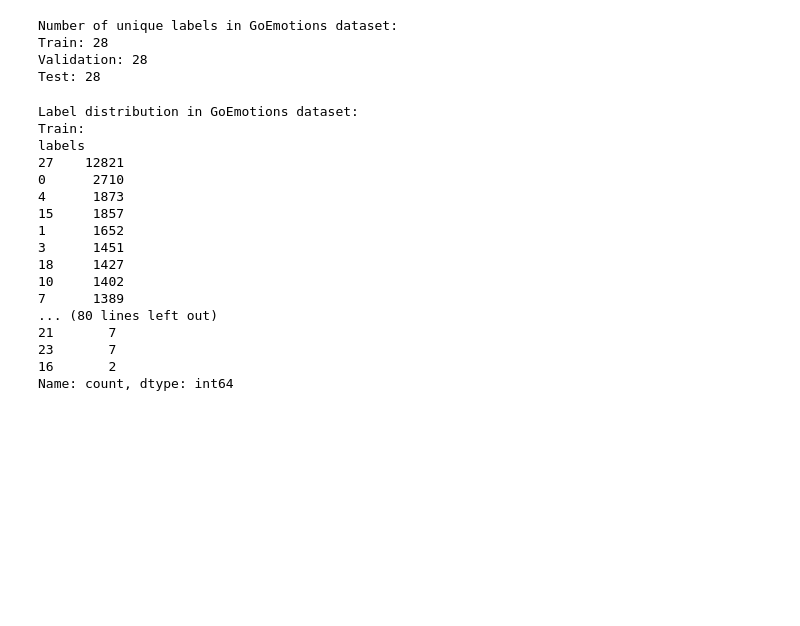
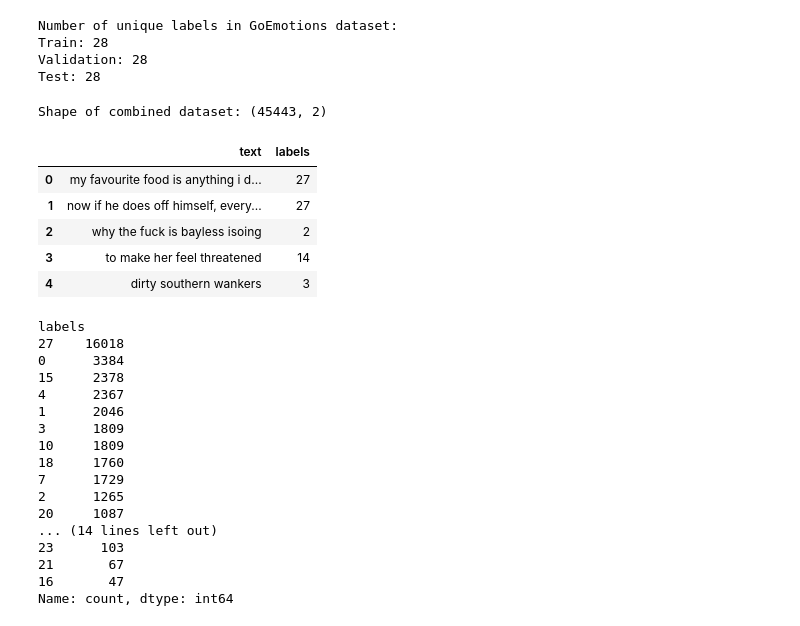
Before and after one commit to Empyrealiv/CSC3101_Capstone, a Jupyter notebook: ML/preprocessing_emotions.ipynb, the cells around one changed output. Drawn from its saved outputs; the diff is of its cells as text; code cells hidden in the pictures; blank space fills up the shorter version.

```diff
--- a/ML/preprocessing_emotions.ipynb
+++ b/ML/preprocessing_emotions.ipynb
@@ -209,6 +252,10 @@ Test size: 4590
 goemotions_train['text'] = goemotions_train['text'].apply(clean_reddit_comment)
 goemotions_val['text'] = goemotions_val['text'].apply(clean_reddit_comment)
 goemotions_test['text'] = goemotions_test['text'].apply(clean_reddit_comment)
+
+goemotions_train.replace(to_replace=r'\[name\]', value='someone', regex=True, inplace=True)
+goemotions_val.replace(to_replace=r'\[name\]', value='someone', regex=True, inplace=True)
+goemotions_test.replace(to_replace=r'\[name\]', value='someone', regex=True, inplace=True)
 # %%
 def clean_empty_text(df, text_column='text', verbose=True):
     df_copy = df.copy()
@@ -259,34 +306,46 @@ Number of unique labels in GoEmotions dataset:
 Train: 28
 Validation: 28
 Test: 28
-# %%
-# Check label distribution in each dataset
-
-print("Label distribution in GoEmotions dataset:")
-print("Train:")
-print(goemotions_train['labels'].value_counts())
-print("\nValidation:")
-print(goemotions_val['labels'].value_counts())
-print("\nTest:")
-print(goemotions_test['labels'].value_counts())
-# %% [output]
-Label distribution in GoEmotions dataset:
-Train:
-labels
-27    12821
-0      2710
-4      1873
-15     1857
-1      1652
-3      1451
-18     1427
-10     1402
-7      1389
-... (80 lines left out)
-21       7
-23       7
-16       2
-Name: count, dtype: int64
+# %%
+# Check label distribution in each dataset
+
+# Combine the 3 datasets into 1
+goemotions_combined_df = pd.concat([goemotions_train, goemotions_val, goemotions_test])
+
+# Reset index to avoid duplicate indices
+goemotions_combined_df = goemotions_combined_df.reset_index(drop=True)
+
+# Display information about the combined dataset
+print(f"Shape of combined dataset: {goemotions_combined_df.shape}")
+goemotions_combined_df.head()
+# %% [output]
+Shape of combined dataset: (45443, 2)
+|  | text | labels |
+| 0 | my favourite food is anything i d... | 27 |
+| 1 | now if he does off himself, every... | 27 |
+| 2 | why the fuck is bayless isoing | 2 |
+| 3 | to make her feel threatened | 14 |
+| 4 | dirty southern wankers | 3 |
+# %%
+goemotions_combined_df['labels'].value_counts()
+# %% [output]
+labels
+27    16018
+0      3384
+15     2378
+4      2367
+1      2046
+3      1809
+10     1809
+18     1760
+7      1729
+2      1265
+20     1087
+... (14 lines left out)
+23      103
+21       67
+16       47
+Name: count, dtype: int64
 # %%
 from transformers import BertTokenizer
 
```
Also changed, not shown: parts of 5 cells of this notebook, 18 other files.
